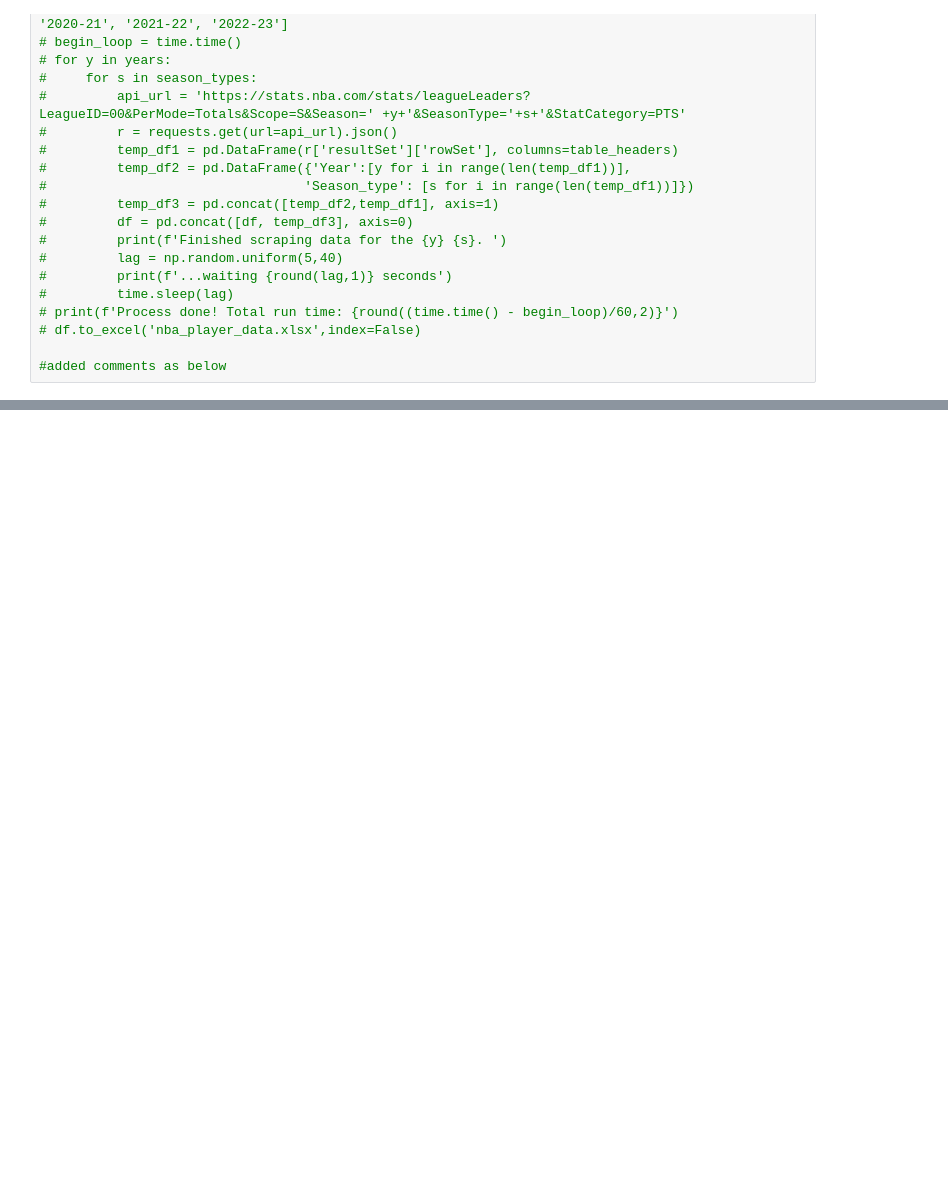
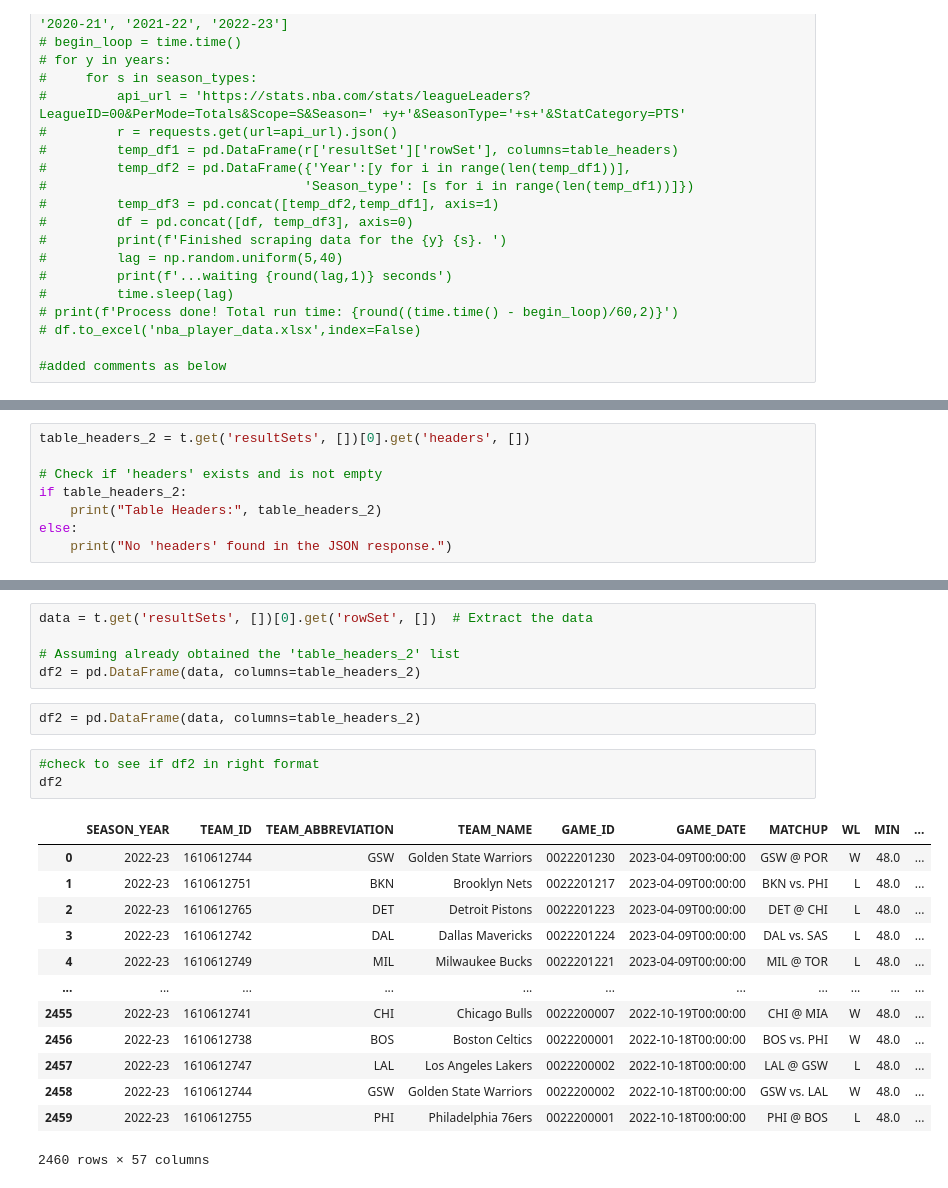
Before and after one commit to bigchungus2303/NBA_Web_scraping_project, a Jupyter notebook: NBA project.ipynb, the cells around one changed output, grey strips where cells are left out. Saved outputs shown, nothing was run; the diff lists cells and outputs as text; blank space fills up the shorter version.

```diff
--- a/NBA project.ipynb
+++ b/NBA project.ipynb
@@ -126,0 +143,8 @@ Process done! Total run time: 8.29
+# %%
+table_headers_2 = t.get('resultSets', [])[0].get('headers', [])
+
+# Check if 'headers' exists and is not empty
+if table_headers_2:
+    print("Table Headers:", table_headers_2)
+else:
+    print("No 'headers' found in the JSON response.")
@@ -126,0 +188,24 @@ Process done! Total run time: 8.29
+# %%
+data = t.get('resultSets', [])[0].get('rowSet', [])  # Extract the data
+
+# Assuming already obtained the 'table_headers_2' list
+df2 = pd.DataFrame(data, columns=table_headers_2)
+# %%
+df2 = pd.DataFrame(data, columns=table_headers_2)
+# %%
+#check to see if df2 in right format
+df2
+# %% [output]
+|  | SEASON_YEAR | TEAM_ID | TEAM_ABBREVIATION | TEAM_NAME | GAME_ID | GAME_DATE | MATCHUP | WL | MIN | ... |
+| 0 | 2022-23 | 1610612744 | GSW | Golden State Warriors | 0022201230 | 2023-04-09T00:00:00 | GSW @ POR | W | 48.0 | ... |
+| 1 | 2022-23 | 1610612751 | BKN | Brooklyn Nets | 0022201217 | 2023-04-09T00:00:00 | BKN vs. PHI | L | 48.0 | ... |
+| 2 | 2022-23 | 1610612765 | DET | Detroit Pistons | 0022201223 | 2023-04-09T00:00:00 | DET @ CHI | L | 48.0 | ... |
+| 3 | 2022-23 | 1610612742 | DAL | Dallas Mavericks | 0022201224 | 2023-04-09T00:00:00 | DAL vs. SAS | L | 48.0 | ... |
+| 4 | 2022-23 | 1610612749 | MIL | Milwaukee Bucks | 0022201221 | 2023-04-09T00:00:00 | MIL @ TOR | L | 48.0 | ... |
+| ... | ... | ... | ... | ... | ... | ... | ... | ... | ... | ... |
+| 2455 | 2022-23 | 1610612741 | CHI | Chicago Bulls | 0022200007 | 2022-10-19T00:00:00 | CHI @ MIA | W | 48.0 | ... |
+| 2456 | 2022-23 | 1610612738 | BOS | Boston Celtics | 0022200001 | 2022-10-18T00:00:00 | BOS vs. PHI | W | 48.0 | ... |
+| 2457 | 2022-23 | 1610612747 | LAL | Los Angeles Lakers | 0022200002 | 2022-10-18T00:00:00 | LAL @ GSW | L | 48.0 | ... |
+| 2458 | 2022-23 | 1610612744 | GSW | Golden State Warriors | 0022200002 | 2022-10-18T00:00:00 | GSW vs. LAL | W | 48.0 | ... |
+| 2459 | 2022-23 | 1610612755 | PHI | Philadelphia 76ers | 0022200001 | 2022-10-18T00:00:00 | PHI @ BOS | L | 48.0 | ... |
+2460 rows × 57 columns
```
Also changed, not shown: parts of 5 cells of this notebook.
